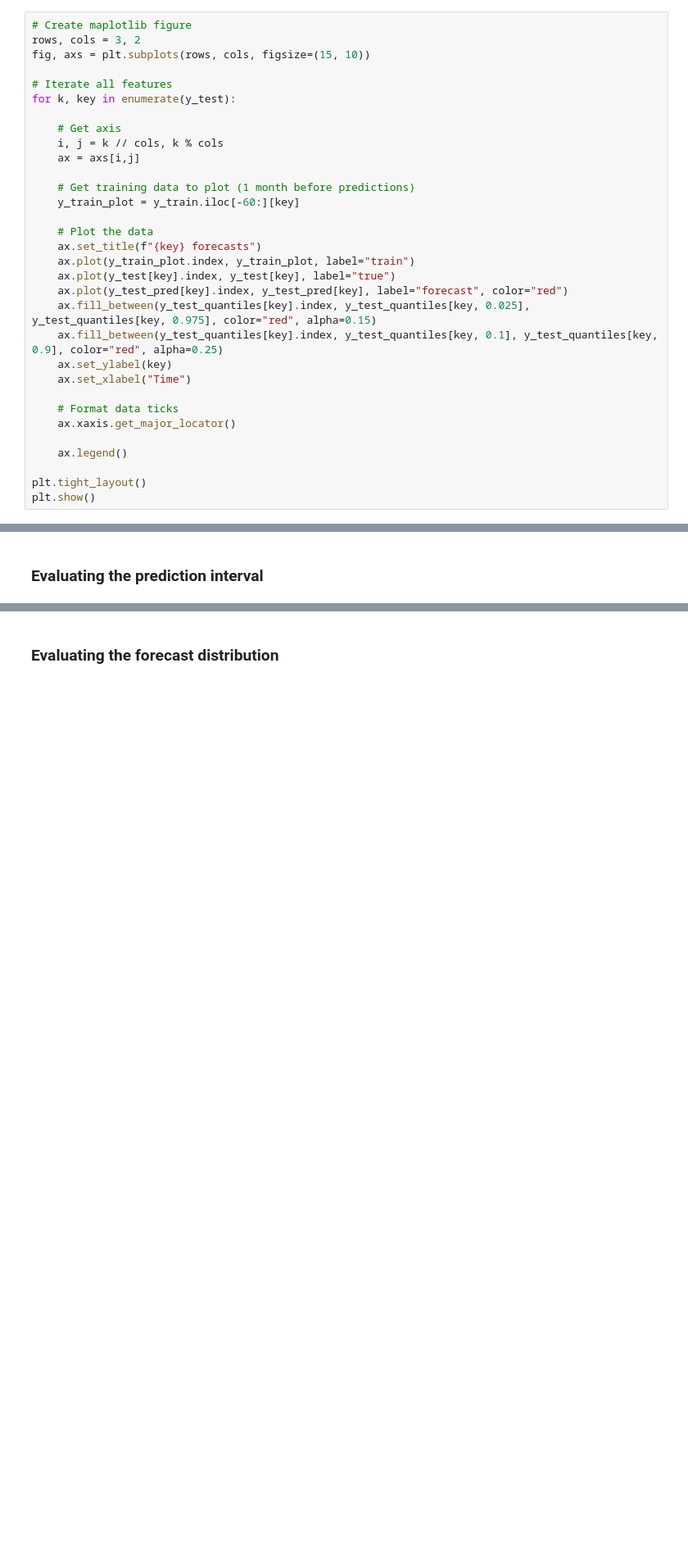
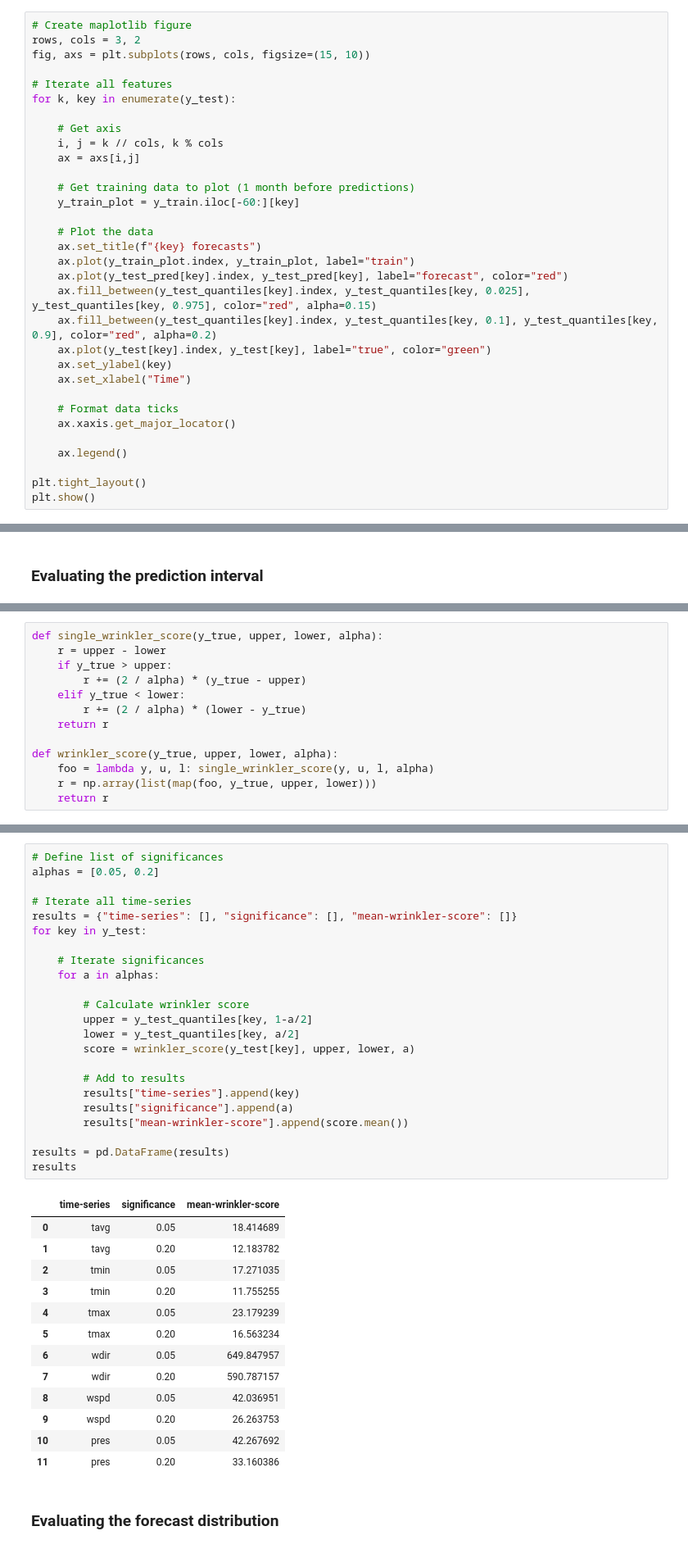
Before and after one commit to GilbertoCunha/Weather-Forecast, a Jupyter notebook: 3-eval.ipynb, the cells around one changed output, grey strips where cells are left out. Shown: that part at 82% size. Saved outputs shown, nothing was run; the diff lists cells and outputs as text; blank space fills up the shorter version.

```diff
--- a/3-eval.ipynb
+++ b/3-eval.ipynb
@@ -134,10 +132,10 @@ for k, key in enumerate(y_test):
     # Plot the data
     ax.set_title(f"{key} forecasts")
     ax.plot(y_train_plot.index, y_train_plot, label="train")
-    ax.plot(y_test[key].index, y_test[key], label="true")
     ax.plot(y_test_pred[key].index, y_test_pred[key], label="forecast", color="red")
     ax.fill_between(y_test_quantiles[key].index, y_test_quantiles[key, 0.025], y_test_quantiles[key, 0.975], color="red", alpha=0.15)
-    ax.fill_between(y_test_quantiles[key].index, y_test_quantiles[key, 0.1], y_test_quantiles[key, 0.9], color="red", alpha=0.25)
+    ax.fill_between(y_test_quantiles[key].index, y_test_quantiles[key, 0.1], y_test_quantiles[key, 0.9], color="red", alpha=0.2)
+    ax.plot(y_test[key].index, y_test[key], label="true", color="green")
     ax.set_ylabel(key)
     ax.set_xlabel("Time")
 
@@ -248,0 +266,13 @@ results
+# %%
+def single_wrinkler_score(y_true, upper, lower, alpha):
+    r = upper - lower
+    if y_true > upper:
+        r += (2 / alpha) * (y_true - upper)
+    elif y_true < lower:
+        r += (2 / alpha) * (lower - y_true)
+    return r
+
+def wrinkler_score(y_true, upper, lower, alpha):
+    foo = lambda y, u, l: single_wrinkler_score(y, u, l, alpha)
+    r = np.array(list(map(foo, y_true, upper, lower)))
+    return r
@@ -249,2 +281,39 @@ results
+# %%
+# Define list of significances
+alphas = [0.05, 0.2]
+
+# Iterate all time-series
+results = {"time-series": [], "significance": [], "mean-wrinkler-score": []}
+for key in y_test:
+
+    # Iterate significances
+    for a in alphas:
+
+        # Calculate wrinkler score
+        upper = y_test_quantiles[key, 1-a/2]
+        lower = y_test_quantiles[key, a/2]
+        score = wrinkler_score(y_test[key], upper, lower, a)
+
+        # Add to results
+        results["time-series"].append(key)
+        results["significance"].append(a)
+        results["mean-wrinkler-score"].append(score.mean())
+
+results = pd.DataFrame(results)
+results
+# %% [output]
+|  | time-series | significance | mean-wrinkler-score |
+| 0 | tavg | 0.05 | 18.414689 |
+| 1 | tavg | 0.20 | 12.183782 |
+| 2 | tmin | 0.05 | 17.271035 |
+| 3 | tmin | 0.20 | 11.755255 |
+| 4 | tmax | 0.05 | 23.179239 |
+| 5 | tmax | 0.20 | 16.563234 |
+| 6 | wdir | 0.05 | 649.847957 |
+| 7 | wdir | 0.20 | 590.787157 |
+| 8 | wspd | 0.05 | 42.036951 |
+| 9 | wspd | 0.20 | 26.263753 |
+| 10 | pres | 0.05 | 42.267692 |
+| 11 | pres | 0.20 | 33.160386 |
 # %% [markdown]
 ### Evaluating the forecast distribution
```
Also changed, not shown: parts of 8 cells of this notebook, 1 other file.
